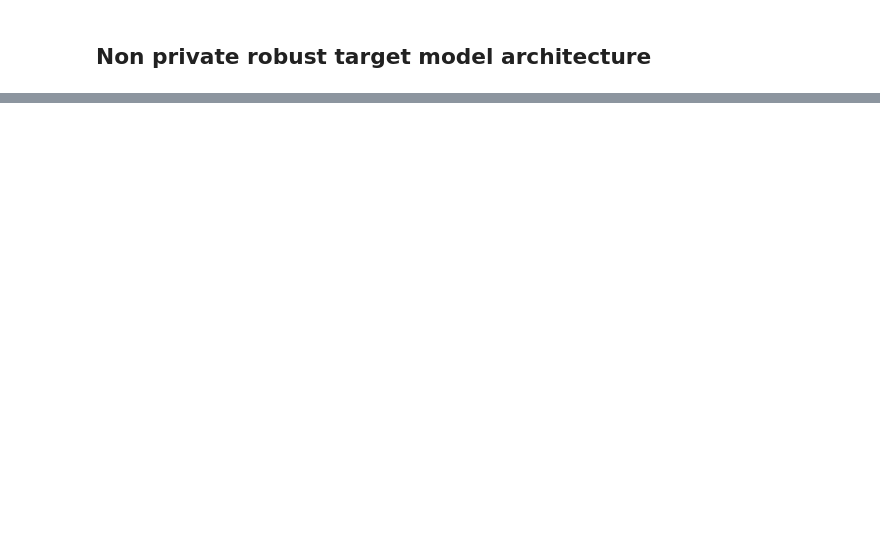
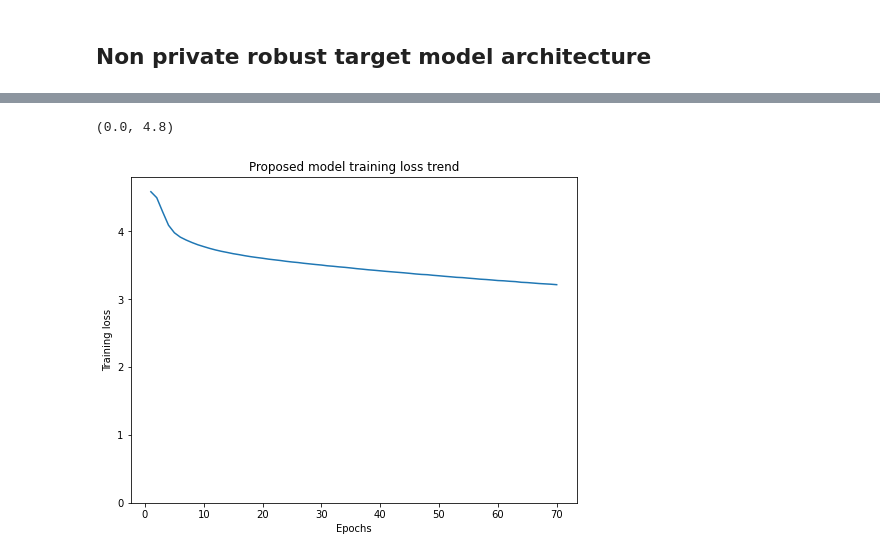
Before and after one commit to sanjyotUM/EvaluatingDPML, a Jupyter notebook: notebooks/explore.ipynb, the cells around one changed output, grey strips where cells are left out. Cells and saved outputs as stored; diff of their text form; code cells hidden in the pictures; blank space fills up the shorter version.

```diff
--- a/notebooks/explore.ipynb
+++ b/notebooks/explore.ipynb
@@ -171,3 +197,15 @@ Test accuracy is: 0.173
+# %%
+prop_train_loss_epoch = range(1, 71)
+prop_train_loss = [4.578,4.490,4.283,4.085,3.974,3.910,3.867,3.830,3.797,3.770,3.744,3.721,3.701,3.684,3.666,3.652,3.636,3.622,3.610,3.599,3.586,3.576,3.566,3.554,3.544,3.536,3.525,3.516,3.507,3.499,3.488,3.481,3.472,3.465,3.456,3.446,3.438,3.429,3.422,3.414,3.406,3.399,3.392,3.385,3.377,3.368,3.361,3.357,3.348,3.341,3.333,3.326,3.318,3.314,3.306,3.299,3.291,3.286,3.279,3.271,3.267,3.260,3.255,3.245,3.241,3.234,3.227,3.222,3.217,3.210,]
+fig, ax = plt.subplots(figsize=(8, 6))
+ax.plot(prop_train_loss_epoch, prop_train_loss)
+ax.set_xlabel('Epochs')
+ax.set_ylabel('Training loss')
+ax.set_title('Proposed model training loss trend')
+ax.set_ylim(0, 4.8)
+# %% [output]
+(0.0, 4.8)
+[figure, added]
 # %%
 train_loss, train_acc, test_loss, test_acc = aux
 print(f'Train accuracy: {train_acc:.3}')
```
Also changed, not shown: parts of 13 cells of this notebook.
